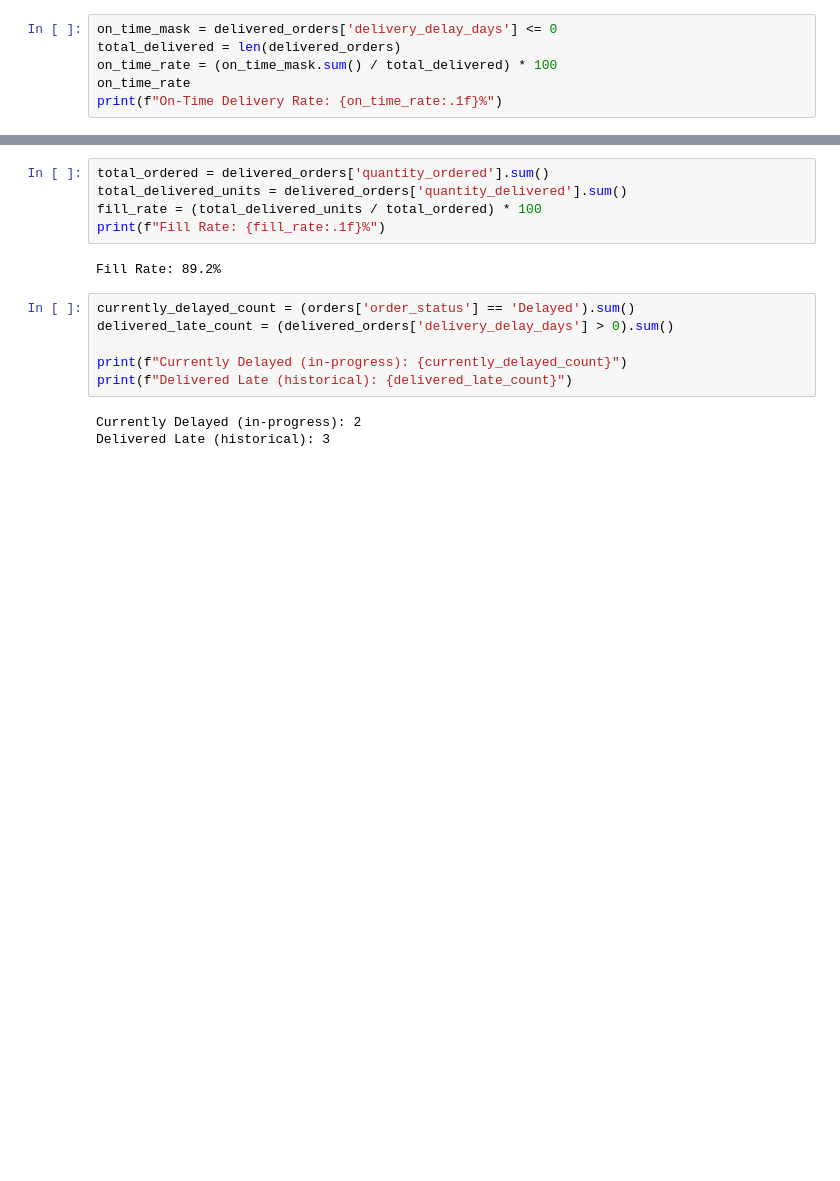
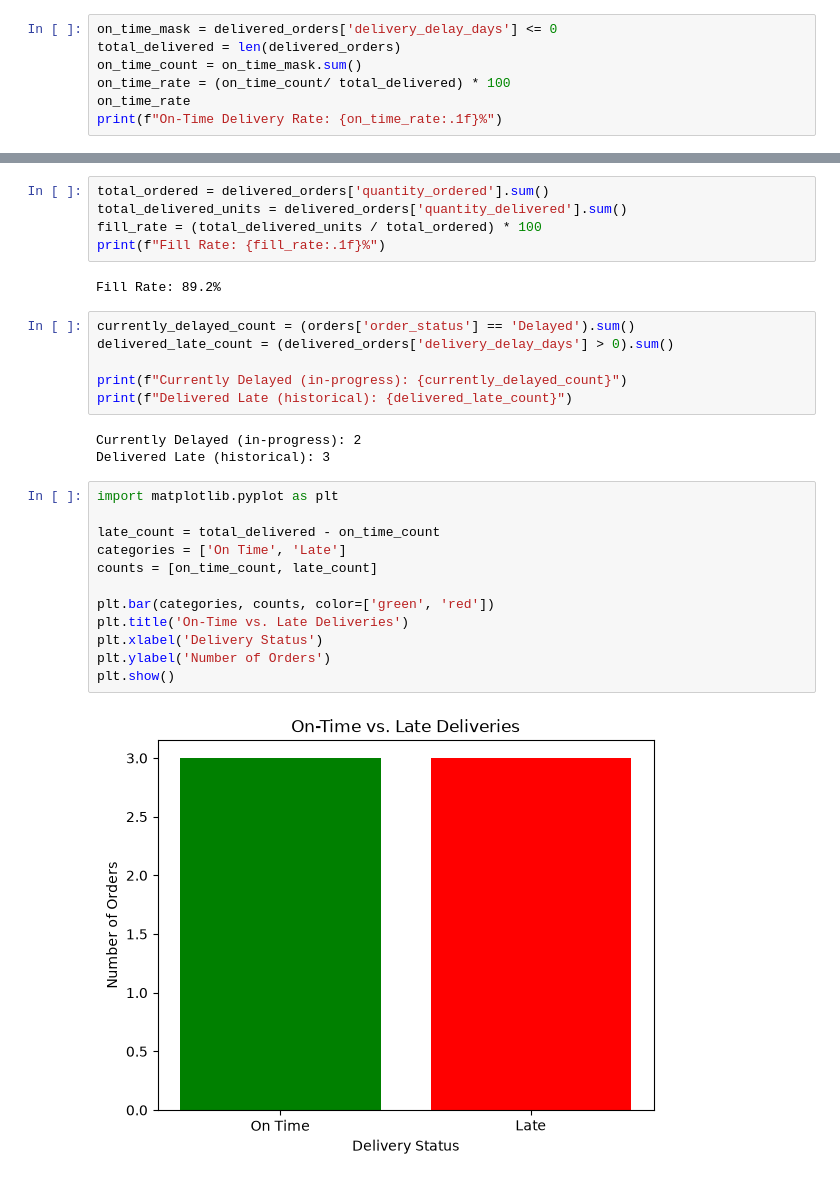
Before and after one commit to EngMariamDeeb/supply-chain-control-tower, a Jupyter notebook: notebooks/01_explore_orders.ipynb, the cells around one changed output, grey strips where cells are left out. Saved outputs shown, nothing was run; the diff lists cells and outputs as text; blank space fills up the shorter version.

Commit message:
Add first bar chart

```diff
--- a/notebooks/01_explore_orders.ipynb
+++ b/notebooks/01_explore_orders.ipynb
@@ -112,7 +112,8 @@ delivered_orders
 # %%
 on_time_mask = delivered_orders['delivery_delay_days'] <= 0
 total_delivered = len(delivered_orders)
-on_time_rate = (on_time_mask.sum() / total_delivered) * 100
+on_time_count = on_time_mask.sum()
+on_time_rate = (on_time_count/ total_delivered) * 100
 on_time_rate
 print(f"On-Time Delivery Rate: {on_time_rate:.1f}%")
 # %% [output]
@@ -167,3 +168,17 @@ print(f"Delivered Late (historical): {delivered_late_count}")
 # %% [output]
 Currently Delayed (in-progress): 2
 Delivered Late (historical): 3
+# %%
+import matplotlib.pyplot as plt
+
+late_count = total_delivered - on_time_count
+categories = ['On Time', 'Late']
+counts = [on_time_count, late_count]
+
+plt.bar(categories, counts, color=['green', 'red'])
+plt.title('On-Time vs. Late Deliveries')
+plt.xlabel('Delivery Status')
+plt.ylabel('Number of Orders')
+plt.show()
+# %% [output]
+[figure, added]
```
